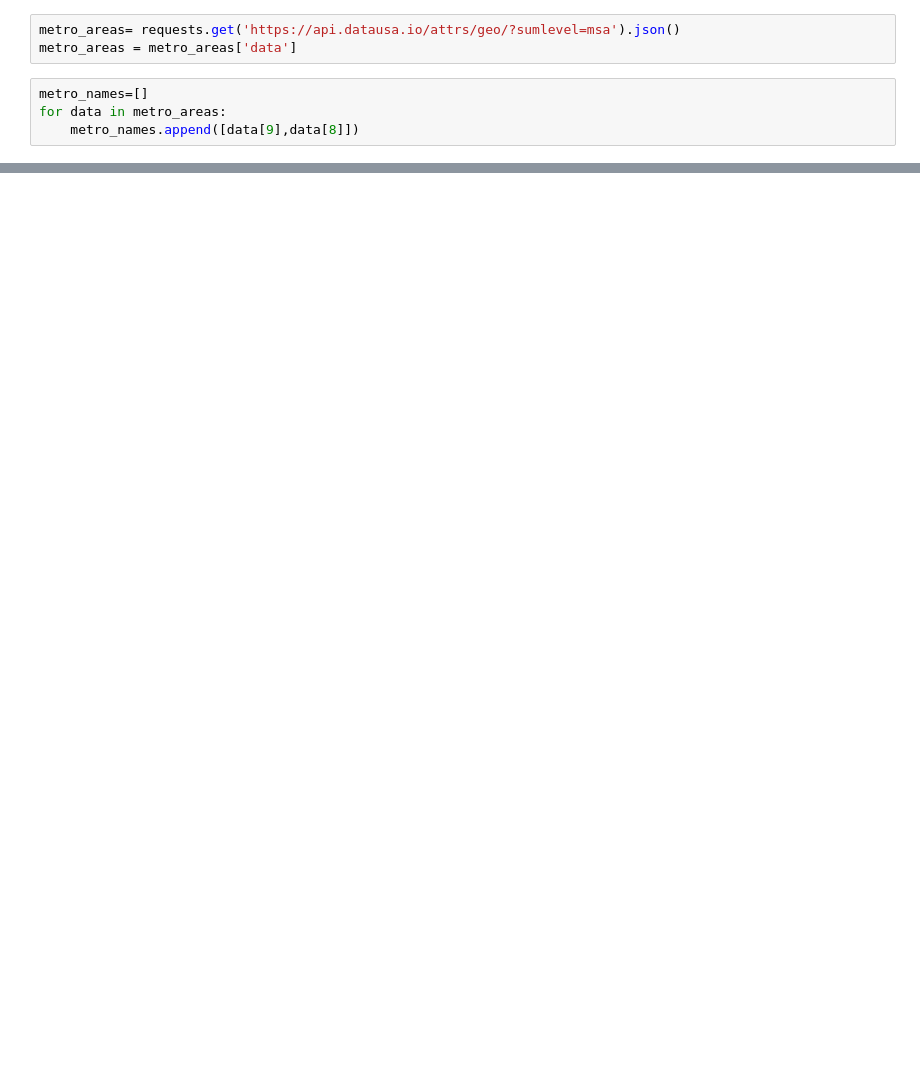
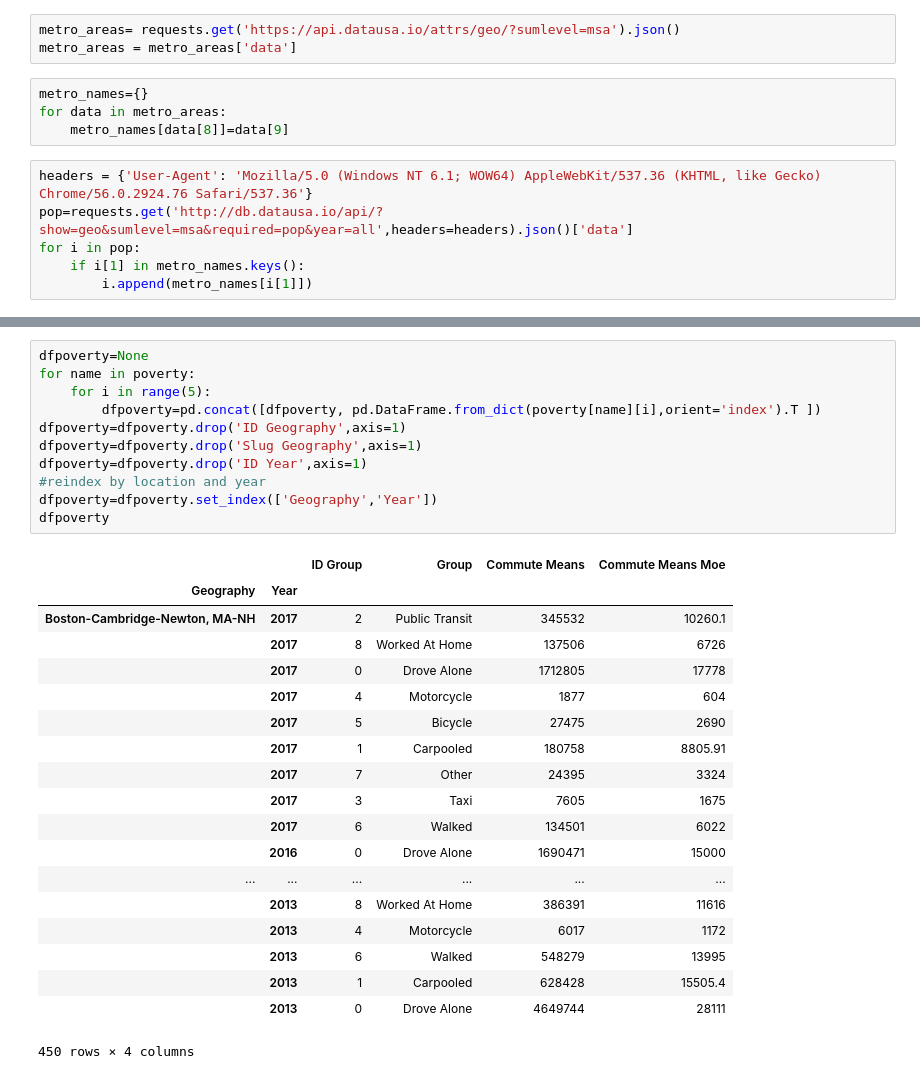
Before and after one commit to aneou/Springboard, a Jupyter notebook: data collection.ipynb, the cells around one changed output, grey strips where cells are left out. Drawn from its saved outputs; the diff is of its cells as text; blank space fills up the shorter version.

```diff
--- a/data collection.ipynb
+++ b/data collection.ipynb
@@ -6,6 +7,12 @@ from pandas.io.json import json_normalize
 metro_areas= requests.get('https://api.datausa.io/attrs/geo/?sumlevel=msa').json()
 metro_areas = metro_areas['data']
 # %%
-metro_names=[]
+metro_names={}
 for data in metro_areas:
-    metro_names.append([data[9],data[8]])
+    metro_names[data[8]]=data[9]
+# %%
+headers = {'User-Agent': 'Mozilla/5.0 (Windows NT 6.1; WOW64) AppleWebKit/537.36 (KHTML, like Gecko) Chrome/56.0.2924.76 Safari/537.36'}
+pop=requests.get('http://db.datausa.io/api/?show=geo&sumlevel=msa&required=pop&year=all',headers=headers).json()['data']
+for i in pop:
+    if i[1] in metro_names.keys():
+        i.append(metro_names[i[1]])
@@ -37,0 +96,31 @@ len(commute_mode)
+# %%
+dfpoverty=None
+for name in poverty:
+    for i in range(5):
+        dfpoverty=pd.concat([dfpoverty, pd.DataFrame.from_dict(poverty[name][i],orient='index').T ])
+dfpoverty=dfpoverty.drop('ID Geography',axis=1)
+dfpoverty=dfpoverty.drop('Slug Geography',axis=1)
+dfpoverty=dfpoverty.drop('ID Year',axis=1)
+#reindex by location and year
+dfpoverty=dfpoverty.set_index(['Geography','Year'])
+dfpoverty
+# %% [output]
+|  |  | ID Group | Group | Commute Means | Commute Means Moe |
+| Geography | Year |  |  |  |  |
+| Boston-Cambridge-Newton, MA-NH | 2017 | 2 | Public Transit | 345532 | 10260.1 |
+|  | 2017 | 8 | Worked At Home | 137506 | 6726 |
+|  | 2017 | 0 | Drove Alone | 1712805 | 17778 |
+|  | 2017 | 4 | Motorcycle | 1877 | 604 |
+|  | 2017 | 5 | Bicycle | 27475 | 2690 |
+|  | 2017 | 1 | Carpooled | 180758 | 8805.91 |
+|  | 2017 | 7 | Other | 24395 | 3324 |
+|  | 2017 | 3 | Taxi | 7605 | 1675 |
+|  | 2017 | 6 | Walked | 134501 | 6022 |
+|  | 2016 | 0 | Drove Alone | 1690471 | 15000 |
+| ... | ... | ... | ... | ... | ... |
+|  | 2013 | 8 | Worked At Home | 386391 | 11616 |
+|  | 2013 | 4 | Motorcycle | 6017 | 1172 |
+|  | 2013 | 6 | Walked | 548279 | 13995 |
+|  | 2013 | 1 | Carpooled | 628428 | 15505.4 |
+|  | 2013 | 0 | Drove Alone | 4649744 | 28111 |
+450 rows × 4 columns
```
Also changed, not shown: parts of 12 cells of this notebook.
